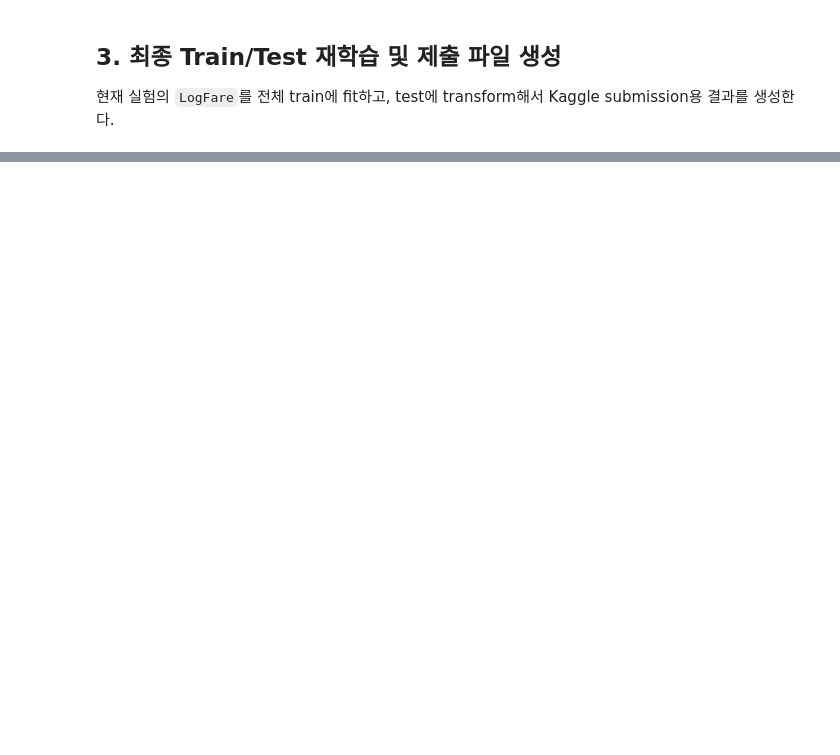
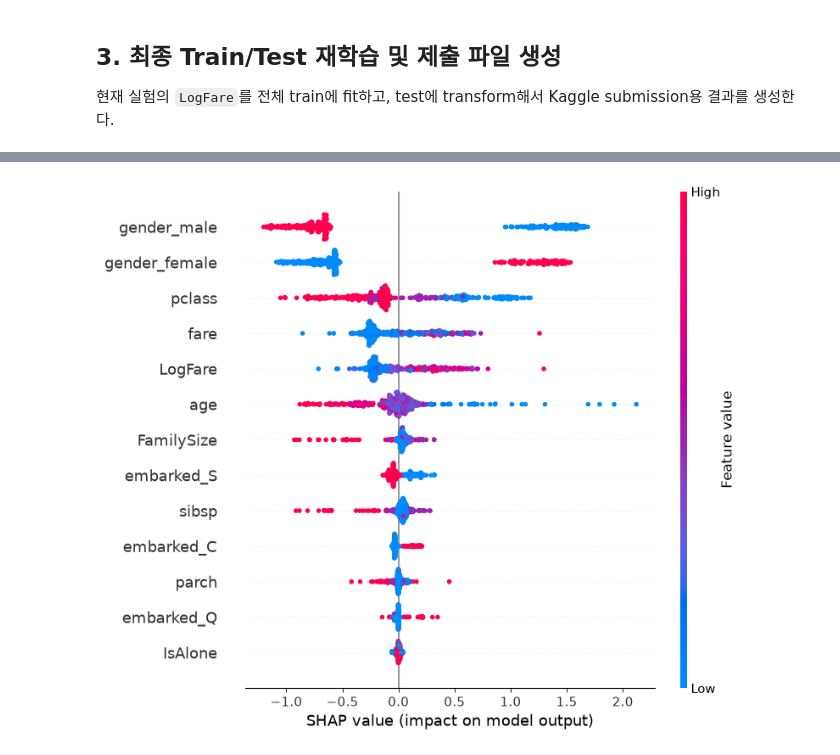
Before and after one commit to skwldls050505/kaggle_titanic, a Jupyter notebook: titanic_18.ipynb, the cells around one changed output, grey strips where cells are left out. Drawn from its saved outputs; the diff is of its cells as text; code cells hidden in the pictures; blank space fills up the shorter version.

```diff
--- a/titanic_18.ipynb
+++ b/titanic_18.ipynb
@@ -187,0 +281,8 @@ print("- submission/titanic_result_18.csv")
+# %%
+explainer = shap.TreeExplainer(full_model)
+shap_values = explainer.shap_values(X_test)
+# %%
+shap_values[1].shape , X_test.shape
+shap.summary_plot(shap_values, X_test)
+# %% [output]
+[figure, added]
```
Also changed, not shown: parts of 12 cells of this notebook, 13 other files.
